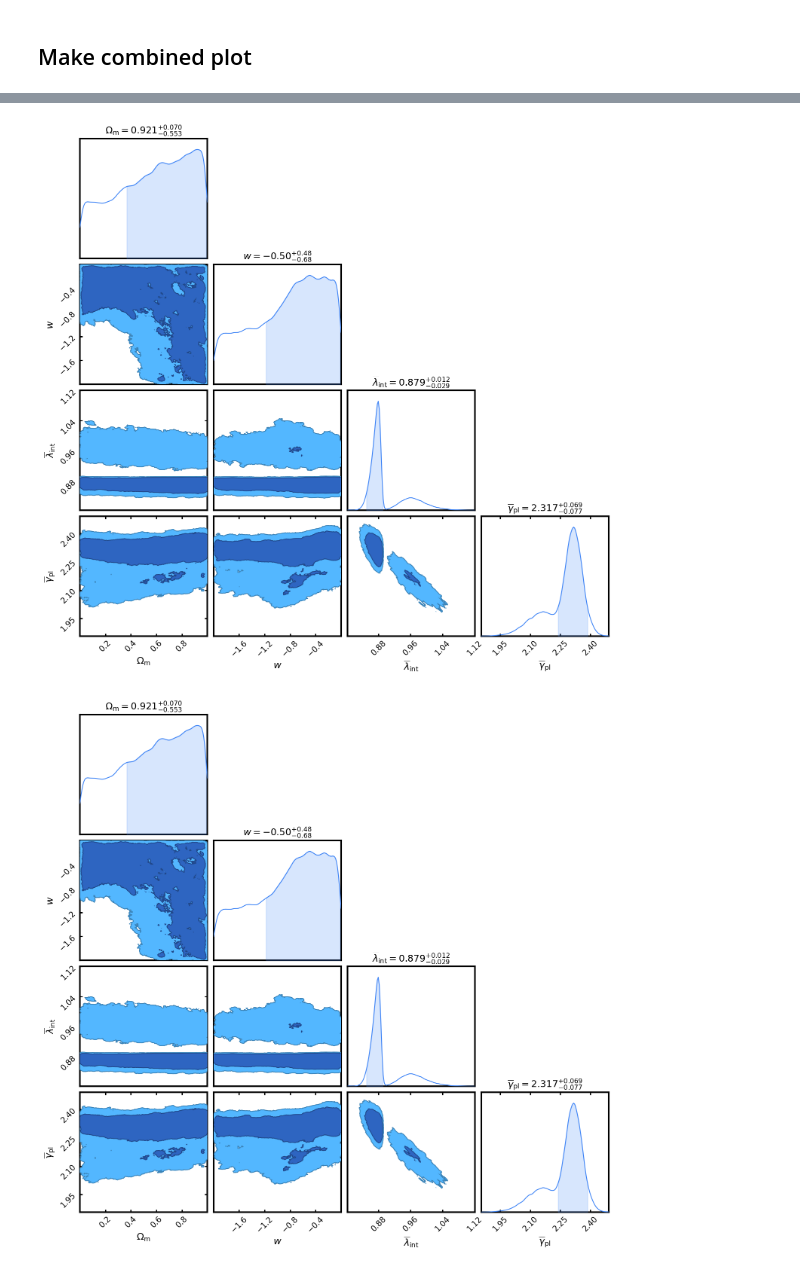
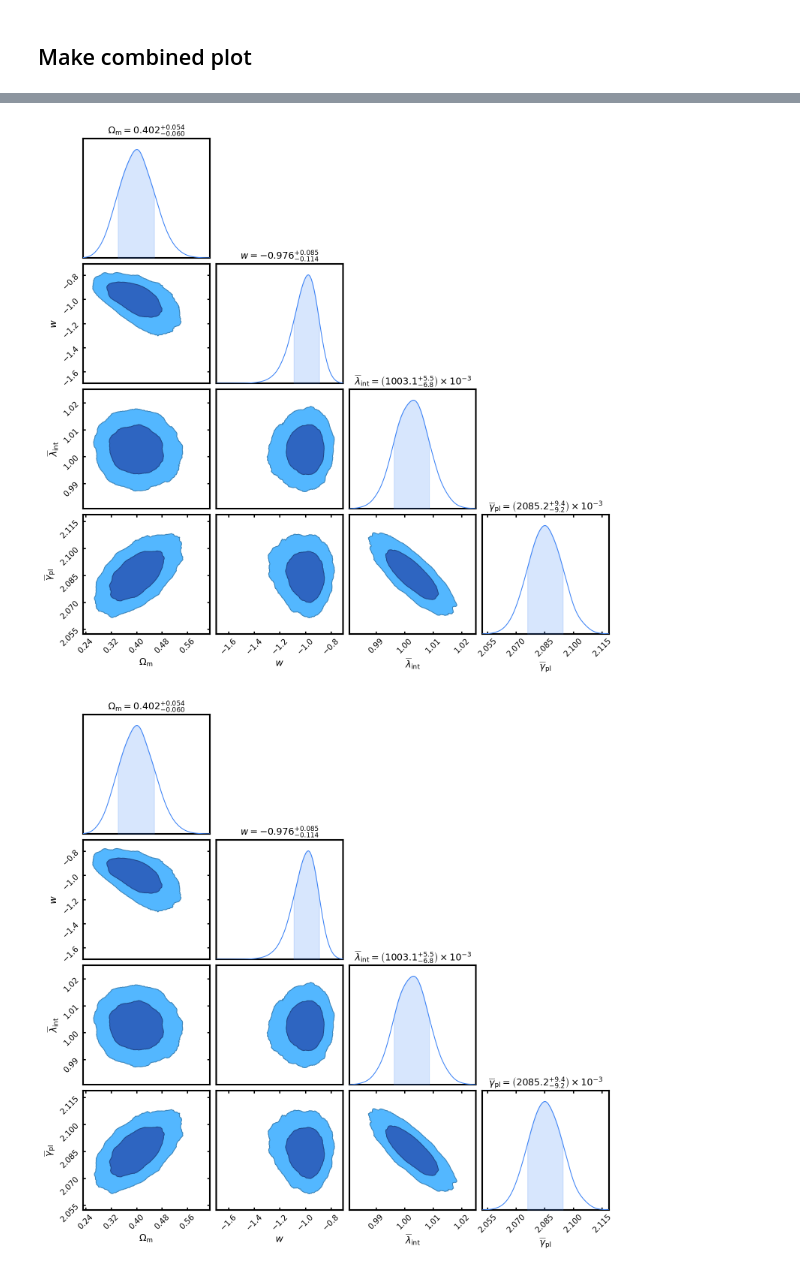
Before and after one commit to timedilatesme/pdspl-analysis, a Jupyter notebook: notebooks/FORECAST_wCDM_COSMOLOGY_PDSPL_LSST_20K_deg^2.ipynb, the cells around one changed output, grey strips where cells are left out. Saved outputs shown, nothing was run; the diff lists cells and outputs as text; code cells hidden in the pictures.

```diff
--- a/notebooks/FORECAST_wCDM_COSMOLOGY_PDSPL_LSST_20K_deg^2.ipynb
+++ b/notebooks/FORECAST_wCDM_COSMOLOGY_PDSPL_LSST_20K_deg^2.ipynb
@@ -601,7 +829,7 @@ kwargs_sampler = {
 # attach a backend to each forecast sample
 for key in keys_to_run_forecast:
     forecast_samples[key]['emcee_backend'] = emcee.backends.HDFBackend(
-        os.path.join(POSTERIOR_DIR, f"{key}_w0waCDM.h5")
+        os.path.join(POSTERIOR_DIR, f"{key}_wCDM.h5")
     )
 
 
@@ -626,7 +854,7 @@ kwargs_emcee = {"n_walkers": n_walkers, "n_run": n_run, "n_burn": n_burn,
 
 
 for key in keys_to_run_forecast:
-    with Pool(processes=cpu_count()) as pool:
+    with Pool(processes=10) as pool:
         print(f"Sampling for dataset: {key}")
         mcmc_sampler = forecast_samples[key]['MCMCSampler']
         kwargs_emcee_key = copy.deepcopy(kwargs_emcee)
@@ -641,16 +869,3 @@ Sampling for dataset: DSPL
 Sampling for dataset: lsst_y10
 Sampling for dataset: lsst_4most_spec-z
 Sampling for dataset: lsst_4most_spec-z_sigma_v
-# %%
-# attach ChainConsumer Chain objects to each forecast sample
-for key in keys_to_run_forecast:
-    chain = Chain.from_emcee(
-        forecast_samples[key]['emcee_sampler'],
-        forecast_samples[key]['MCMCSampler'].param_names(latex_style=True),
-        name=forecast_samples[key]['name'],
-        discard = n_burn,
-        thin = 1,
-        kde = 0.5,
-        smooth = 2.0,
-    )
-    forecast_samples[key]['ChainConsumer-Chain'] = chain
@@ -695,0 +872,13 @@ Reduced chi-square for PDSPL (LSST Y10 + 4MOST spec-z + sigma_v): 1.03
+# %%
+# attach ChainConsumer Chain objects to each forecast sample
+for key in keys_to_run_forecast:
+    chain = Chain.from_emcee(
+        forecast_samples[key]['emcee_sampler'],
+        forecast_samples[key]['MCMCSampler'].param_names(latex_style=True),
+        name=forecast_samples[key]['name'],
+        discard = 500,
+        thin = 2,
+        kde = 1,
+        smooth = 2.0,
+    )
+    forecast_samples[key]['ChainConsumer-Chain'] = chain
@@ -771,7 +1021,7 @@ print(latex_table)
 # %%
 consumer = ChainConsumer()
-consumer.add_chain(forecast_samples['DSPL']['ChainConsumer-Chain'])
+consumer.add_chain(forecast_samples['lsst_y10']['ChainConsumer-Chain'])
 consumer.plotter.plot()
 # %% [output]
-[figure, old version]
+[figure, new version]
-[figure, old version]
+[figure, new version]
```
Also changed, not shown: parts of 27 cells of this notebook, 18 other files.
